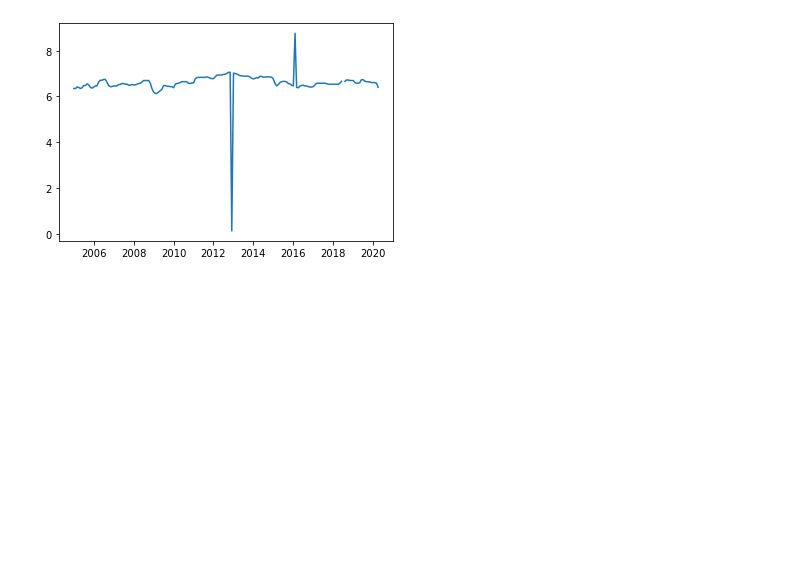
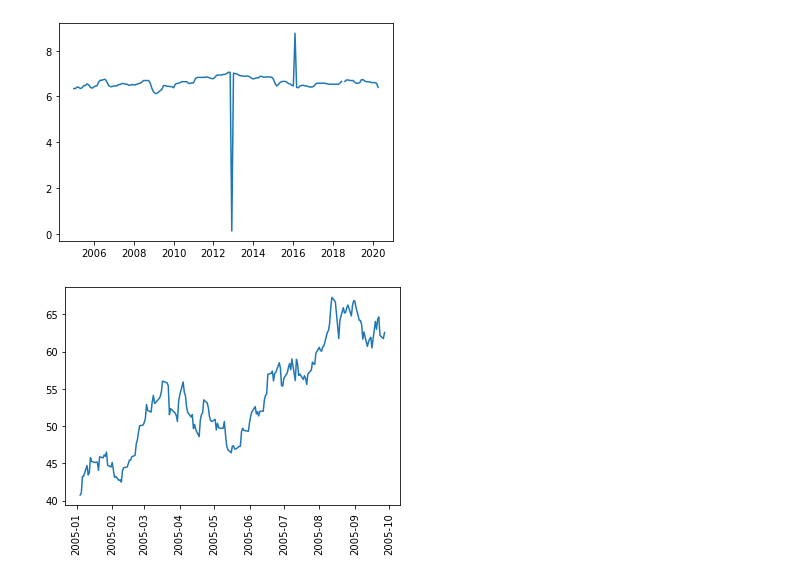
Before and after one commit to ievazzade/ML_Projects, a Jupyter notebook: IFF_DS_CaseStudy/IFF Data Science Case Study/IFF_DS_CaseStudy.ipynb, the cells around one changed output. Saved outputs shown, nothing was run; the diff lists cells and outputs as text; code cells hidden in the pictures; blank space fills up the shorter version.

Commit message:
Initial plot

```diff
--- a/IFF_DS_CaseStudy/IFF Data Science Case Study/IFF_DS_CaseStudy.ipynb
+++ b/IFF_DS_CaseStudy/IFF Data Science Case Study/IFF_DS_CaseStudy.ipynb
@@ -79,3 +63,9 @@ plt.plot(ingredient.Date, np.log(ingredient.Price))
 # %% [output]
 [<matplotlib.lines.Line2D at 0x...>]
 [figure]
+# %%
+plt.plot(oil.Date[:190], oil.Price[:190])
+plt.xticks(rotation=90)
+plt.show()
+# %% [output]
+[figure, added]
```
Also changed, not shown: parts of 7 cells of this notebook.
